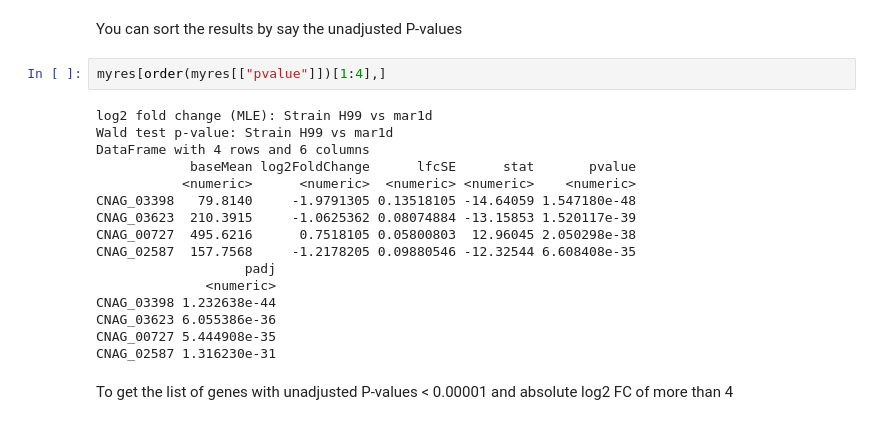
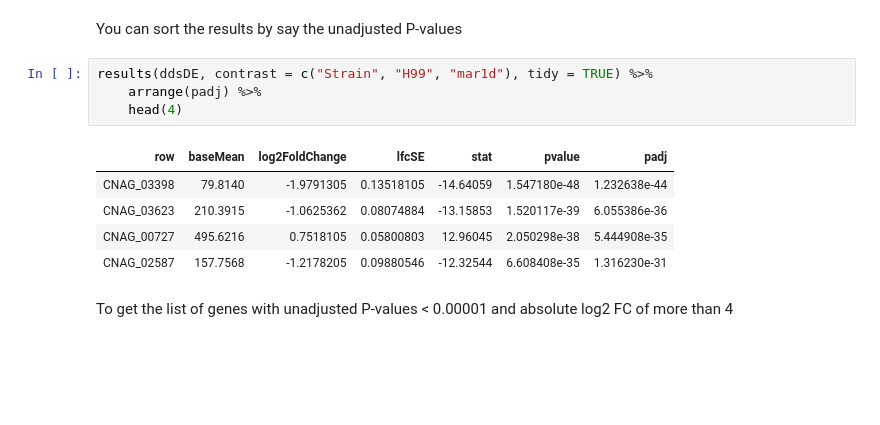
Before and after one commit to ofetad/HTS-notebooks, a Jupyter notebook: pilot/03_Intro_to_DESeq.ipynb, the cells around one changed output. Saved outputs shown, nothing was run; the diff lists cells and outputs as text; blank space fills up the shorter version.

```diff
--- a/pilot/03_Intro_to_DESeq.ipynb
+++ b/pilot/03_Intro_to_DESeq.ipynb
@@ -588,23 +584,15 @@ low counts [2]   : 0, 0%
 [2] see 'independentFiltering' argument of ?results
 # %% [markdown]
  You can sort the results by say the unadjusted P-values
-# %%
-myres[order(myres[["pvalue"]])[1:4],]
-# %% [output]
-log2 fold change (MLE): Strain H99 vs mar1d
-Wald test p-value: Strain H99 vs mar1d
-DataFrame with 4 rows and 6 columns
-            baseMean log2FoldChange      lfcSE      stat       pvalue
-           <numeric>      <numeric>  <numeric> <numeric>    <numeric>
-CNAG_03398   79.8140     -1.9791305 0.13518105 -14.64059 1.547180e-48
-CNAG_03623  210.3915     -1.0625362 0.08074884 -13.15853 1.520117e-39
-CNAG_00727  495.6216      0.7518105 0.05800803  12.96045 2.050298e-38
-CNAG_02587  157.7568     -1.2178205 0.09880546 -12.32544 6.608408e-35
-                   padj
-              <numeric>
-CNAG_03398 1.232638e-44
-CNAG_03623 6.055386e-36
-CNAG_00727 5.444908e-35
-CNAG_02587 1.316230e-31
+# %%
+results(ddsDE, contrast = c("Strain", "H99", "mar1d"), tidy = TRUE) %>%
+    arrange(padj) %>%
+    head(4)
+# %% [output]
+| row | baseMean | log2FoldChange | lfcSE | stat | pvalue | padj |
+| CNAG_03398 | 79.8140 | -1.9791305 | 0.13518105 | -14.64059 | 1.547180e-48 | 1.232638e-44 |
+| CNAG_03623 | 210.3915 | -1.0625362 | 0.08074884 | -13.15853 | 1.520117e-39 | 6.055386e-36 |
+| CNAG_00727 | 495.6216 | 0.7518105 | 0.05800803 | 12.96045 | 2.050298e-38 | 5.444908e-35 |
+| CNAG_02587 | 157.7568 | -1.2178205 | 0.09880546 | -12.32544 | 6.608408e-35 | 1.316230e-31 |
 # %% [markdown]
 To get the list of genes with unadjusted P-values < 0.00001 and absolute log2 FC of more than 4
```
Also changed, not shown: parts of 54 cells of this notebook.
